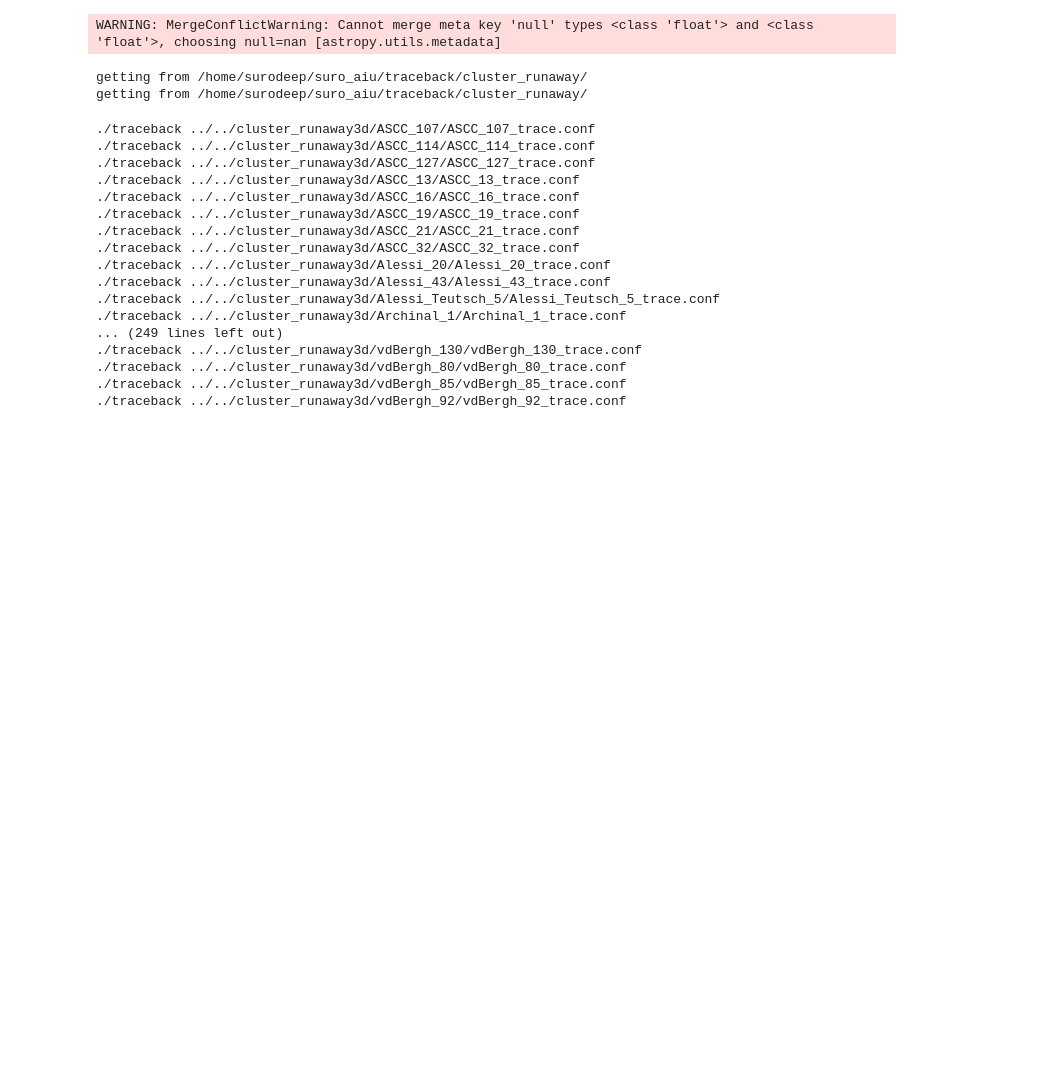
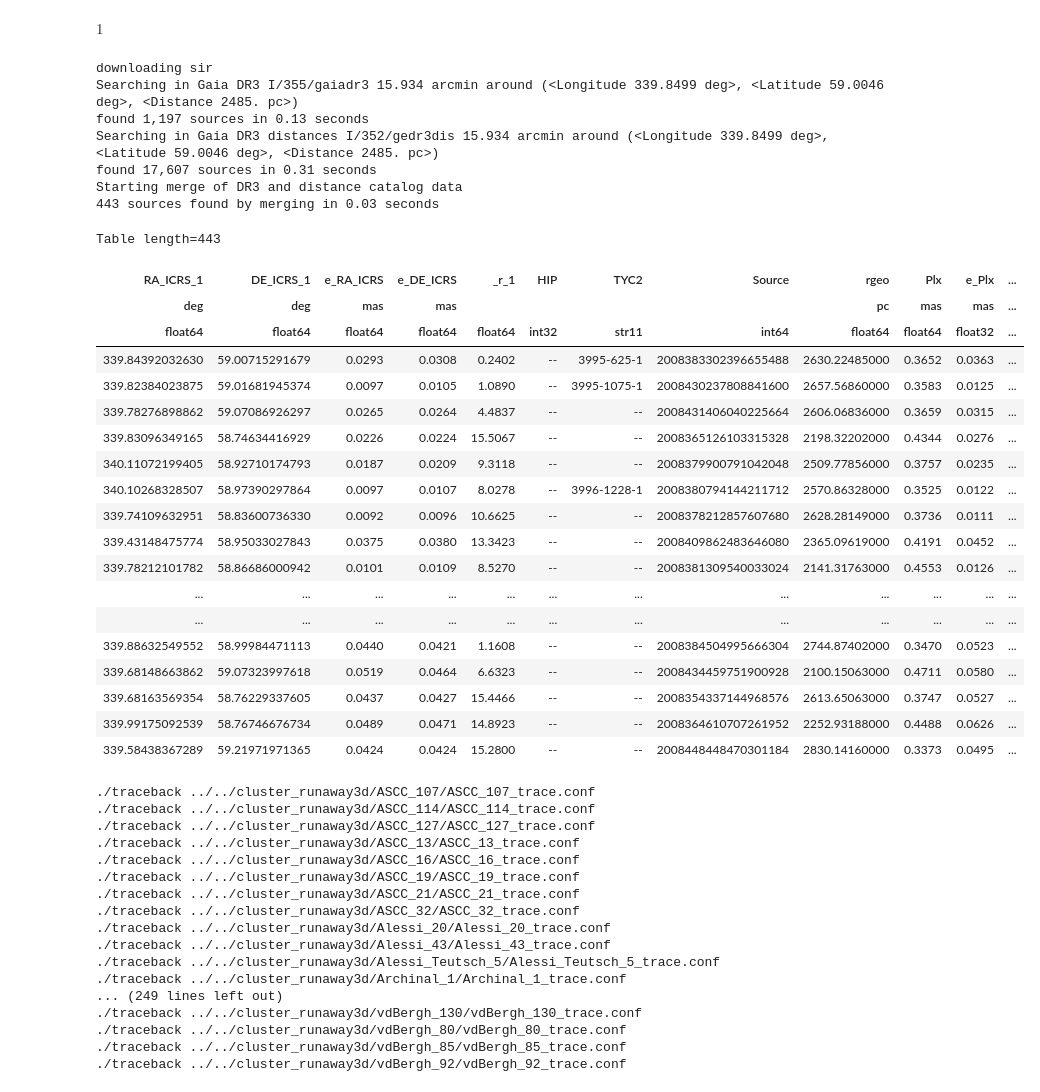
Before and after one commit to surodeep26/Runaway-Stars, a Jupyter notebook: v16.ipynb, the cells around one changed output. Cells and saved outputs as stored; diff of their text form; code cells hidden in the pictures; blank space fills up the shorter version.

```diff
--- a/v16.ipynb
+++ b/v16.ipynb
@@ -7,0 +19,6 @@ sc.transform_to(Galactocentric)
+# %%
+%run runaway_functionsv3
+cl = Cluster('Berkeley_97')
+# sir = cl.stars_in_region()
+run = cl.runaways_all()
+run
@@ -8,13 +47,41 @@ sc.transform_to(Galactocentric)
+# %%
+np.cos(0*u.deg)
+# %% [output]
+$1 \; \mathrm{}$
 # %%
 %run runaway_functionsv3
 
 %matplotlib qt
 cl = Cluster('Berkeley_97')
-plot_cmd(cl)
+cl.stars_in_region()
 # %% [output]
-WARNING: MergeConflictWarning: Cannot merge meta key 'null' types <class 'float'> and <class 'float'>, choosing null=nan [astropy.utils.metadata]
+downloading sir
+Searching in Gaia DR3 I/355/gaiadr3 15.934 arcmin around (<Longitude 339.8499 deg>, <Latitude 59.0046 deg>, <Distance 2485. pc>)
+found 1,197 sources in 0.13 seconds
+Searching in Gaia DR3 distances I/352/gedr3dis 15.934 arcmin around (<Longitude 339.8499 deg>, <Latitude 59.0046 deg>, <Distance 2485. pc>)
+found 17,607 sources in 0.31 seconds
+Starting merge of DR3 and distance catalog data
+443 sources found by merging in 0.03 seconds
-getting from /home/surodeep/suro_aiu/traceback/cluster_runaway/
-getting from /home/surodeep/suro_aiu/traceback/cluster_runaway/
+Table length=443
+| RA_ICRS_1 | DE_ICRS_1 | e_RA_ICRS | e_DE_ICRS | _r_1 | HIP | TYC2 | Source | rgeo | Plx | e_Plx | ... |
+| deg | deg | mas | mas |  |  |  |  | pc | mas | mas | ... |
+| float64 | float64 | float64 | float64 | float64 | int32 | str11 | int64 | float64 | float64 | float32 | ... |
+| 339.84392032630 | 59.00715291679 | 0.0293 | 0.0308 | 0.2402 | -- | 3995-625-1 | 2008383302396655488 | 2630.22485000 | 0.3652 | 0.0363 | ... |
+| 339.82384023875 | 59.01681945374 | 0.0097 | 0.0105 | 1.0890 | -- | 3995-1075-1 | 2008430237808841600 | 2657.56860000 | 0.3583 | 0.0125 | ... |
+| 339.78276898862 | 59.07086926297 | 0.0265 | 0.0264 | 4.4837 | -- | -- | 2008431406040225664 | 2606.06836000 | 0.3659 | 0.0315 | ... |
+| 339.83096349165 | 58.74634416929 | 0.0226 | 0.0224 | 15.5067 | -- | -- | 2008365126103315328 | 2198.32202000 | 0.4344 | 0.0276 | ... |
+| 340.11072199405 | 58.92710174793 | 0.0187 | 0.0209 | 9.3118 | -- | -- | 2008379900791042048 | 2509.77856000 | 0.3757 | 0.0235 | ... |
+| 340.10268328507 | 58.97390297864 | 0.0097 | 0.0107 | 8.0278 | -- | 3996-1228-1 | 2008380794144211712 | 2570.86328000 | 0.3525 | 0.0122 | ... |
+| 339.74109632951 | 58.83600736330 | 0.0092 | 0.0096 | 10.6625 | -- | -- | 2008378212857607680 | 2628.28149000 | 0.3736 | 0.0111 | ... |
+| 339.43148475774 | 58.95033027843 | 0.0375 | 0.0380 | 13.3423 | -- | -- | 2008409862483646080 | 2365.09619000 | 0.4191 | 0.0452 | ... |
+| 339.78212101782 | 58.86686000942 | 0.0101 | 0.0109 | 8.5270 | -- | -- | 2008381309540033024 | 2141.31763000 | 0.4553 | 0.0126 | ... |
+| ... | ... | ... | ... | ... | ... | ... | ... | ... | ... | ... | ... |
+| ... | ... | ... | ... | ... | ... | ... | ... | ... | ... | ... | ... |
+| 339.88632549552 | 58.99984471113 | 0.0440 | 0.0421 | 1.1608 | -- | -- | 2008384504995666304 | 2744.87402000 | 0.3470 | 0.0523 | ... |
+| 339.68148663862 | 59.07323997618 | 0.0519 | 0.0464 | 6.6323 | -- | -- | 2008434459751900928 | 2100.15063000 | 0.4711 | 0.0580 | ... |
+| 339.68163569354 | 58.76229337605 | 0.0437 | 0.0427 | 15.4466 | -- | -- | 2008354337144968576 | 2613.65063000 | 0.3747 | 0.0527 | ... |
+| 339.99175092539 | 58.76746676734 | 0.0489 | 0.0471 | 14.8923 | -- | -- | 2008364610707261952 | 2252.93188000 | 0.4488 | 0.0626 | ... |
+| 339.58438367289 | 59.21971971365 | 0.0424 | 0.0424 | 15.2800 | -- | -- | 2008448448470301184 | 2830.14160000 | 0.3373 | 0.0495 | ... |
 # %%
 for cluster in workclusters3d[:]:
     # print("-"*50)
```
Also changed, not shown: parts of 9 cells of this notebook, 2 other files.
